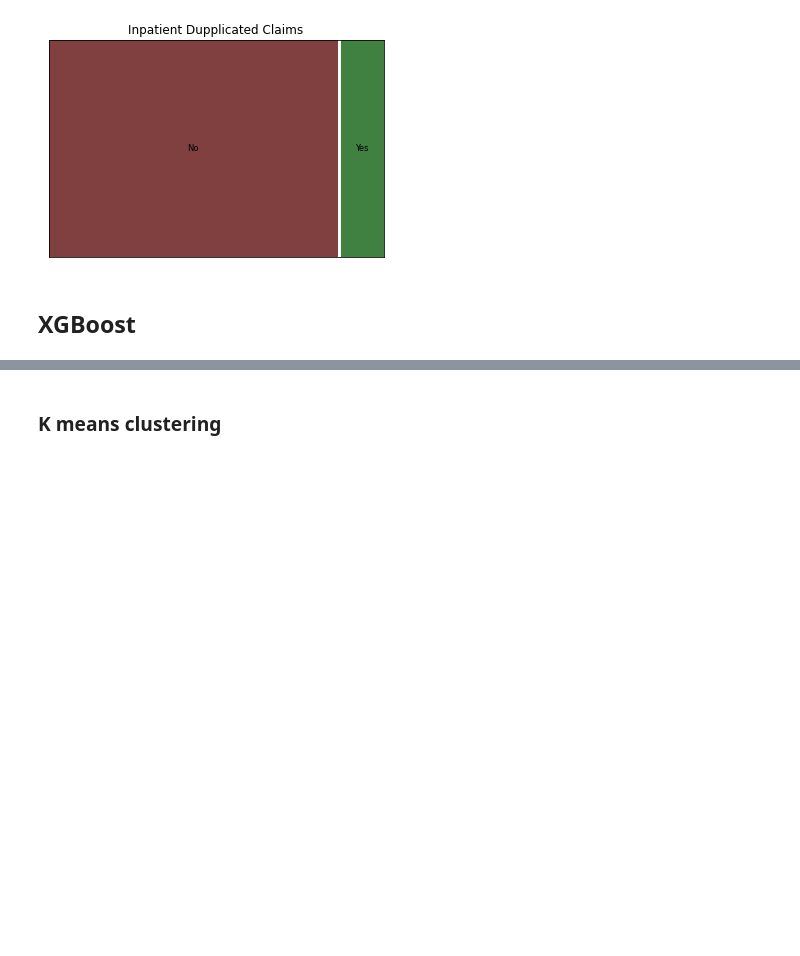
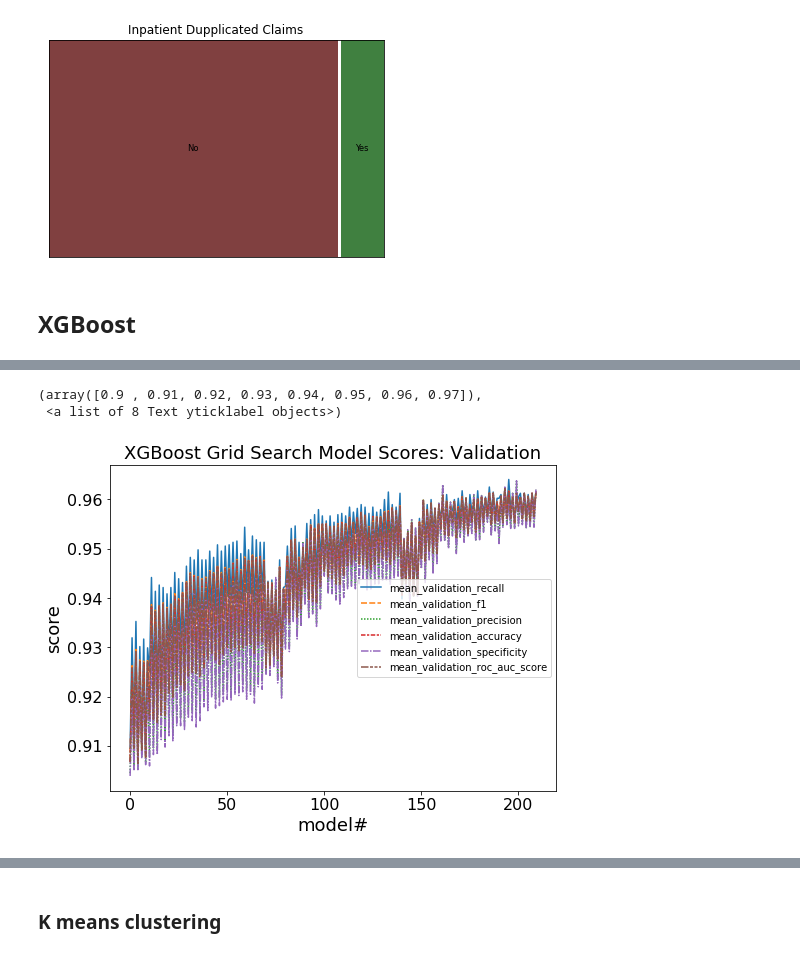
Before and after one commit to microwolf/capstone_healthcare_fraud, a Jupyter notebook: contributors/lu/scripts/Models_LY.ipynb, the cells around one changed output, grey strips where cells are left out. Cells and saved outputs as stored; diff of their text form; code cells hidden in the pictures; blank space fills up the shorter version.

Commit message:
add XGBoost & SVM in progress

```diff
--- a/contributors/lu/scripts/Models_LY.ipynb
+++ b/contributors/lu/scripts/Models_LY.ipynb
@@ -1331,0 +1392,18 @@ mosaic(d['DupClaim_IP'], title = 'Inpatient Dupplicated Claims', gap=0.01, axes_
+# %%
+gbc_grid_coarse_scores = pd.DataFrame({'params': gbc_grid.cv_results_['params'],
+              'mean_validation_recall': gbc_grid.cv_results_['mean_test_recall'],
+              'mean_train_recall': gbc_grid.cv_results_['mean_train_recall'],
+              'mean_validation_f1': gbc_grid.cv_results_['mean_test_f1'],
+              'mean_train_f1': gbc_grid.cv_results_['mean_train_f1'],
+              'mean_validation_precision': gbc_grid.cv_results_['mean_test_precision'],
+              'mean_train_precision': gbc_grid.cv_results_['mean_train_precision'],
+              'mean_validation_accuracy': gbc_grid.cv_results_['mean_test_accuracy'],
+              'mean_train_accuracy': gbc_grid.cv_results_['mean_train_accuracy'],
+              'mean_validation_specificity': gbc_grid.cv_results_['mean_test_specificity'],
+              'mean_train_specificity': gbc_grid.cv_results_['mean_train_specificity'],
+              'mean_validation_roc_auc_score': gbc_grid.cv_results_['mean_test_roc_auc_score'],
+              'mean_train_roc_auc_score': gbc_grid.cv_results_['mean_train_roc_auc_score']
+             })
+
+# gbc_grid_coarse_scores.to_csv('../output/gbc_grid_coarse_scores_dropDurationMedianIP_cv10.csv')
+gbc_grid_coarse_scores
@@ -1331,0 +1428,5 @@ mosaic(d['DupClaim_IP'], title = 'Inpatient Dupplicated Claims', gap=0.01, axes_
+# %%
+gbc_grid_coarse_scores_validation = gbc_grid_coarse_scores[gbc_grid_coarse_scores.columns[gbc_grid_coarse_scores.columns.str.contains('validation')]]
+display(gbc_grid_coarse_scores_validation)
+gbc_grid_coarse_scores_train = gbc_grid_coarse_scores[gbc_grid_coarse_scores.columns[gbc_grid_coarse_scores.columns.str.contains('train')]]
+display(gbc_grid_coarse_scores_train)
@@ -1331,0 +1468,18 @@ mosaic(d['DupClaim_IP'], title = 'Inpatient Dupplicated Claims', gap=0.01, axes_
+# %%
+# plot validation scores
+plt.figure(figsize=(8,6))
+sns.lineplot(data =gbc_grid_coarse_scores_validation)
+plt.legend( loc=5) #bbox_to_anchor=(1.05,1)
+plt.xlabel('model#', fontsize=18)
+plt.ylabel('score', fontsize=18)
+plt.title('XGBoost Grid Search Model Scores: Validation', fontsize=18)
+plt.xticks(fontsize=16)
+plt.yticks(fontsize=16)
+
+# plt.savefig('../output/gbc_grid_scores_validation_allscore_dropDurationMedianIP_cv10.png', bbox_inches='tight')
+# plt.xlim(180, 190)
+# plt.savefig('../output/gbc_grid_scores_validation_allscore_dropDurationMedianIP_cv10_zoom.png', bbox_inches='tight')
+# %% [output]
+(array([0.9 , 0.91, 0.92, 0.93, 0.94, 0.95, 0.96, 0.97]),
+ <a list of 8 Text yticklabel objects>)
+[figure, added]
```
Also changed, not shown: parts of 40 cells of this notebook, 11 other files.
